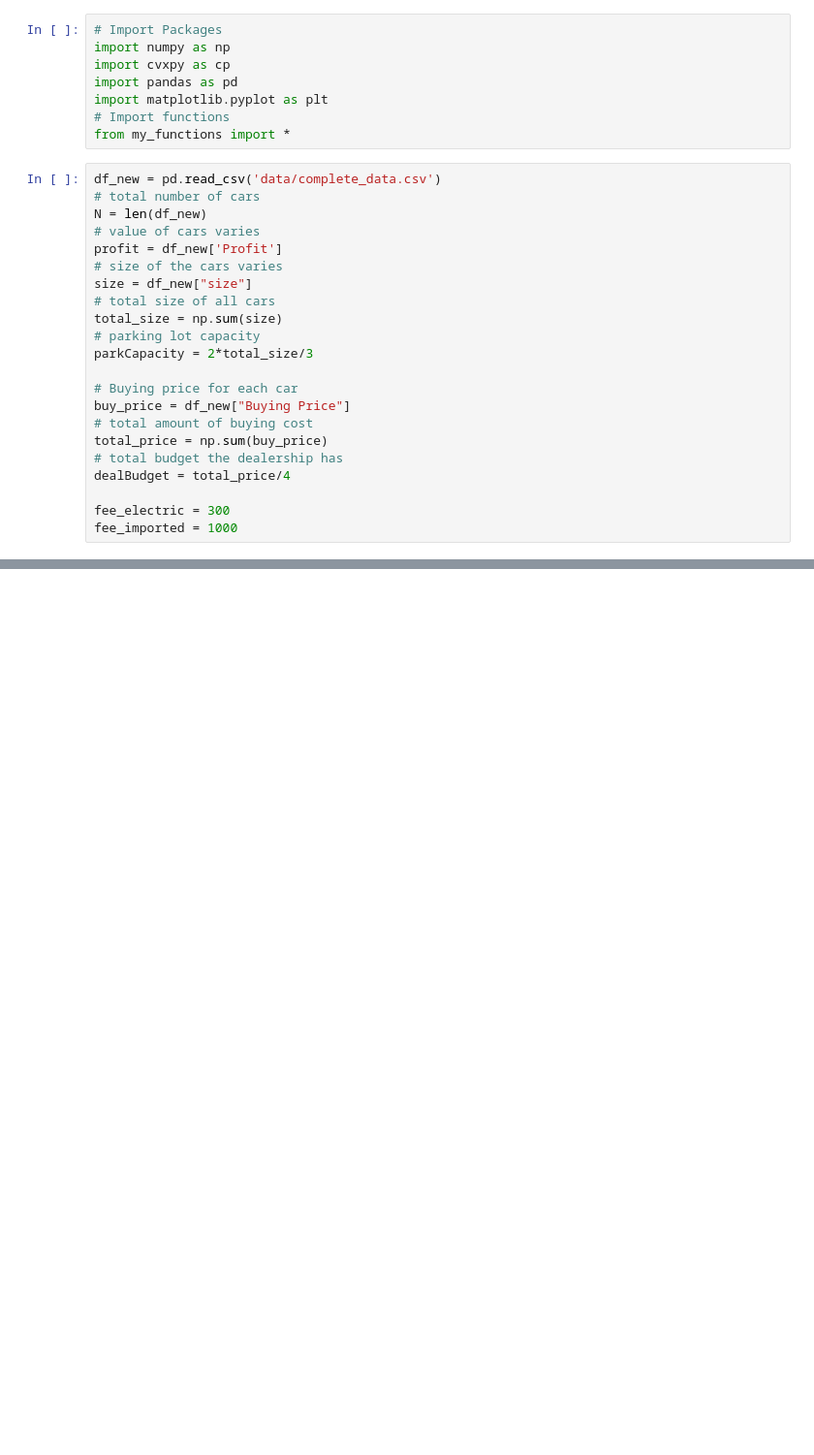
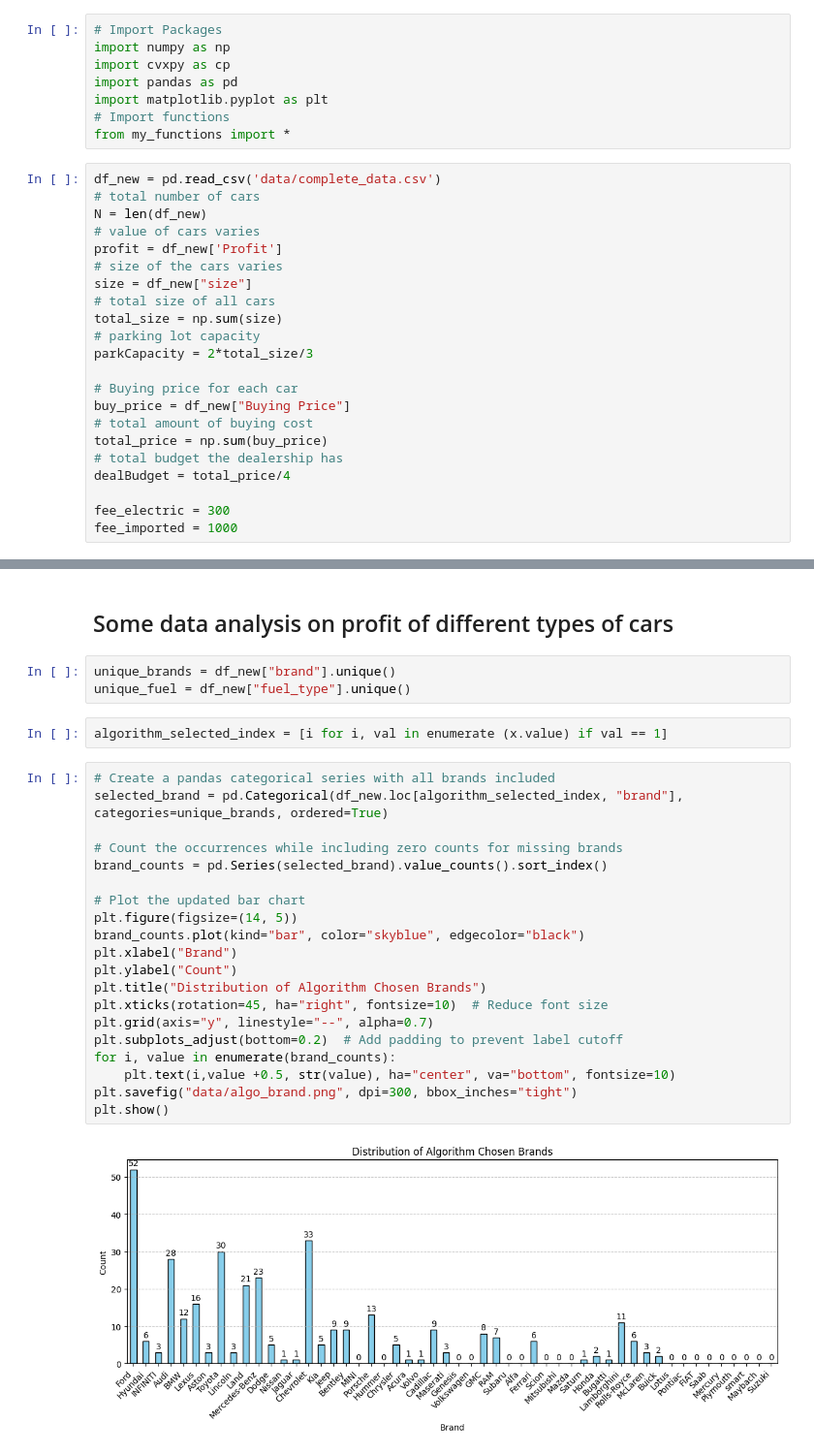
Before and after one commit to JustinTrenchcoat/MATH441_Project_2, a Jupyter notebook: cvxpy.ipynb, the cells around one changed output, grey strips where cells are left out. Shown: that part at 97% size. Cells and saved outputs as stored; diff of their text form; blank space fills up the shorter version.

```diff
--- a/cvxpy.ipynb
+++ b/cvxpy.ipynb
@@ -72,0 +88,29 @@ print("Actual budget spent: $", b_wdummy@x.value)
+# %% [markdown]
+## Some data analysis on profit of different types of cars
+# %%
+unique_brands = df_new["brand"].unique()
+unique_fuel = df_new["fuel_type"].unique()
+# %%
+algorithm_selected_index = [i for i, val in enumerate (x.value) if val == 1]
+# %%
+# Create a pandas categorical series with all brands included
+selected_brand = pd.Categorical(df_new.loc[algorithm_selected_index, "brand"], categories=unique_brands, ordered=True)
+
+# Count the occurrences while including zero counts for missing brands
+brand_counts = pd.Series(selected_brand).value_counts().sort_index()
+
+# Plot the updated bar chart
+plt.figure(figsize=(14, 5))
+brand_counts.plot(kind="bar", color="skyblue", edgecolor="black")
+plt.xlabel("Brand")
+plt.ylabel("Count")
+plt.title("Distribution of Algorithm Chosen Brands")
+plt.xticks(rotation=45, ha="right", fontsize=10)  # Reduce font size
+plt.grid(axis="y", linestyle="--", alpha=0.7)
+plt.subplots_adjust(bottom=0.2)  # Add padding to prevent label cutoff
+for i, value in enumerate(brand_counts):
+    plt.text(i,value +0.5, str(value), ha="center", va="bottom", fontsize=10)
+plt.savefig("data/algo_brand.png", dpi=300, bbox_inches="tight")
+plt.show()
+# %% [output]
+[figure, added]
```
Also changed, not shown: parts of 5 cells of this notebook, 15 other files.
